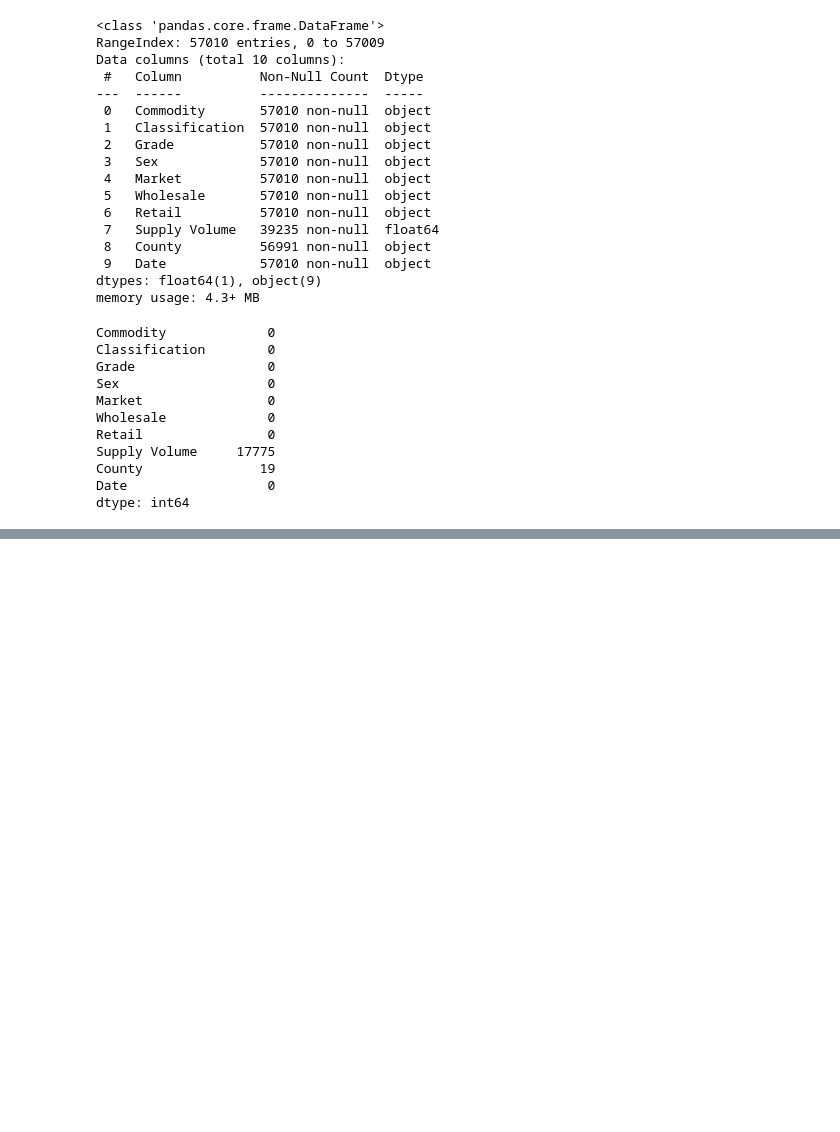
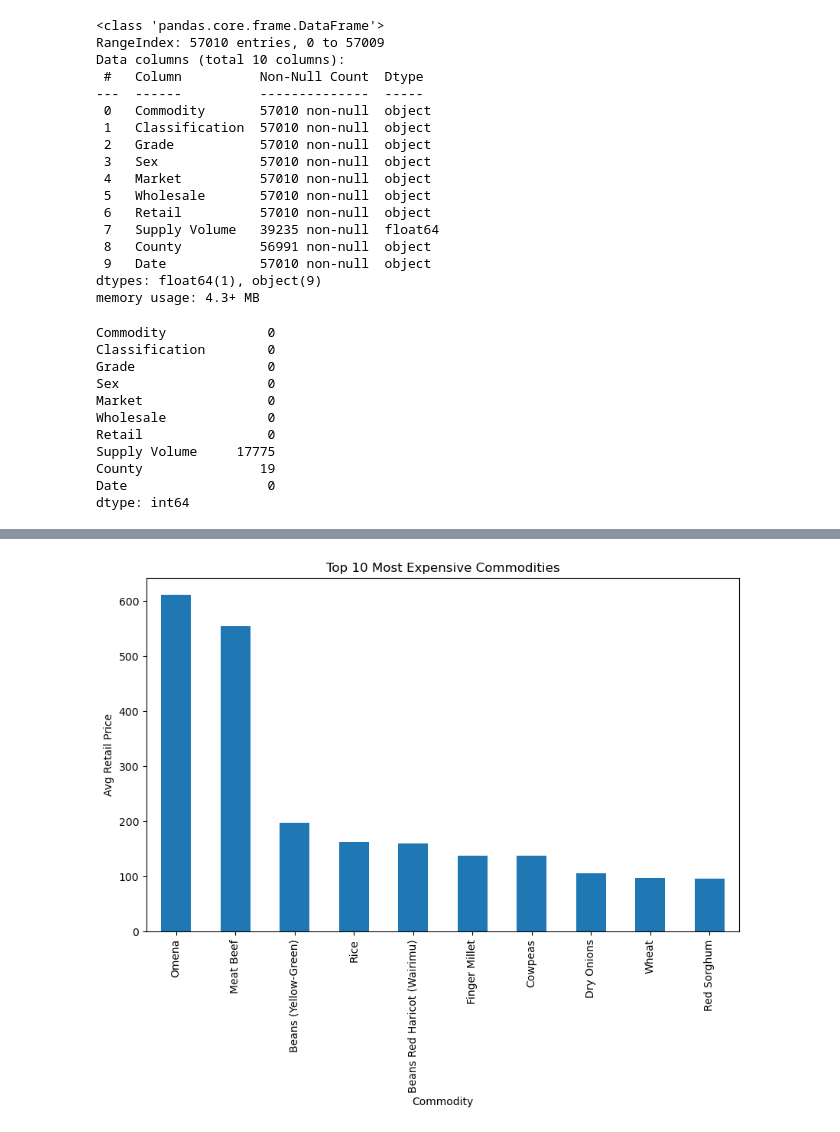
Before and after one commit to Victor-Mufasa/Agricultural-Commodity-Price-Forecasting, a Jupyter notebook: index.ipynb, the cells around one changed output, grey strips where cells are left out. Saved outputs shown, nothing was run; the diff lists cells and outputs as text; code cells hidden in the pictures; blank space fills up the shorter version.

```diff
--- a/index.ipynb
+++ b/index.ipynb
@@ -336,0 +302,8 @@ plt.show()
+# %%
+plt.figure(figsize=(10,6))
+data.groupby('Commodity')['Retail'].mean().sort_values(ascending=False).head(10).plot(kind='bar')
+plt.ylabel("Avg Retail Price")
+plt.title("Top 10 Most Expensive Commodities")
+plt.show()
+# %% [output]
+[figure, added]
```
Also changed, not shown: parts of 47 cells of this notebook.
